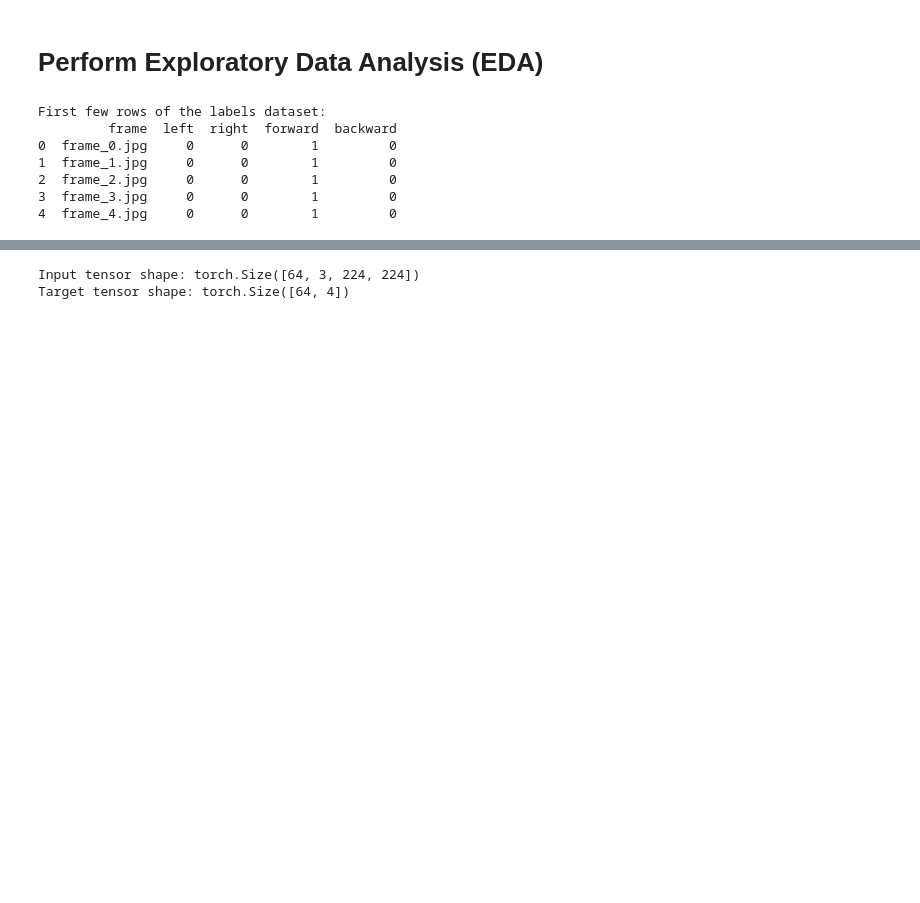
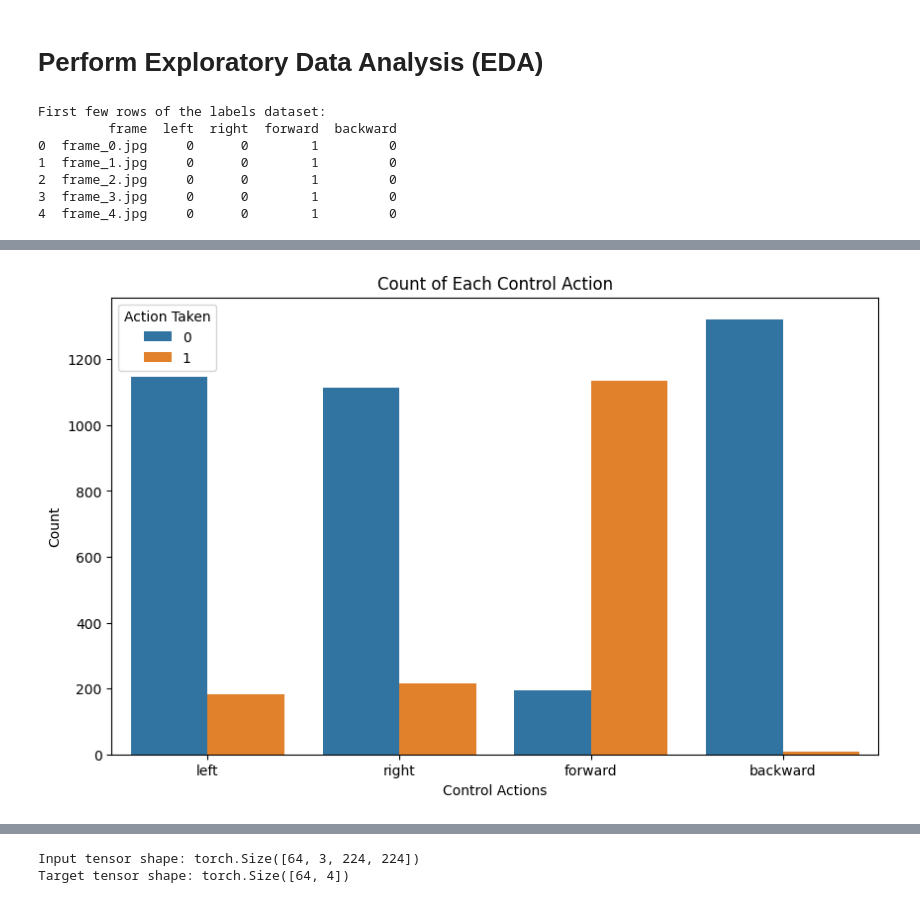
Before and after one commit to MatejBursik/AutoMania, a Jupyter notebook: Supervised/eda_zh2.ipynb, the cells around one changed output, grey strips where cells are left out. Cells and saved outputs as stored; diff of their text form; code cells hidden in the pictures; blank space fills up the shorter version.

```diff
--- a/Supervised/eda_zh2.ipynb
+++ b/Supervised/eda_zh2.ipynb
@@ -224,0 +241,12 @@ Training the model with frozen ResNet layers
+# %%
+# Plotting distribution of control actions
+plt.figure(figsize=(10, 6))
+sns.countplot(data=pd.melt(labels_df, id_vars=['frame'], value_vars=['left', 'right', 'forward', 'backward']),
+              x='variable', hue='value')
+plt.title('Count of Each Control Action')
+plt.xlabel('Control Actions')
+plt.ylabel('Count')
+plt.legend(title='Action Taken')
+plt.show()
+# %% [output]
+[figure, added]
```
Also changed, not shown: parts of 42 cells of this notebook.
